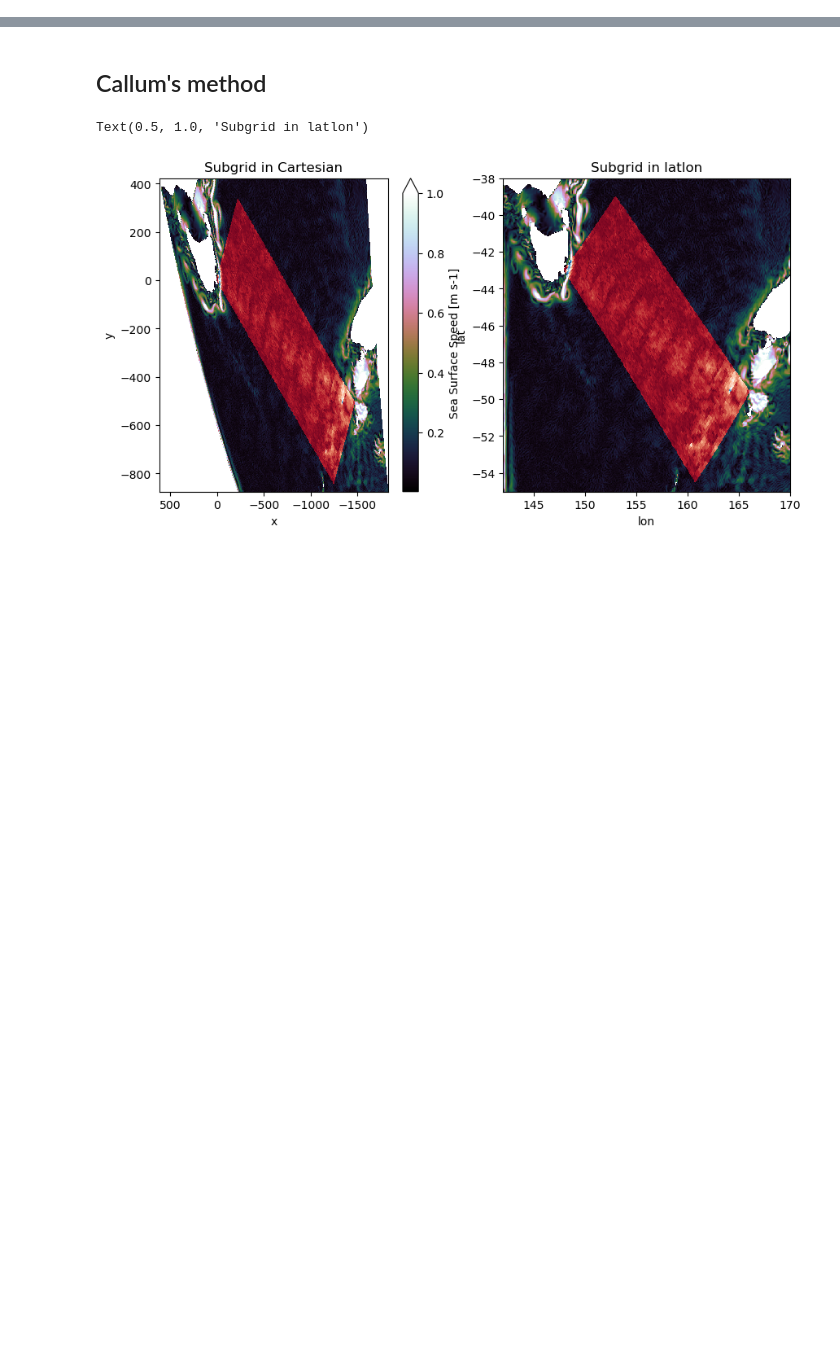
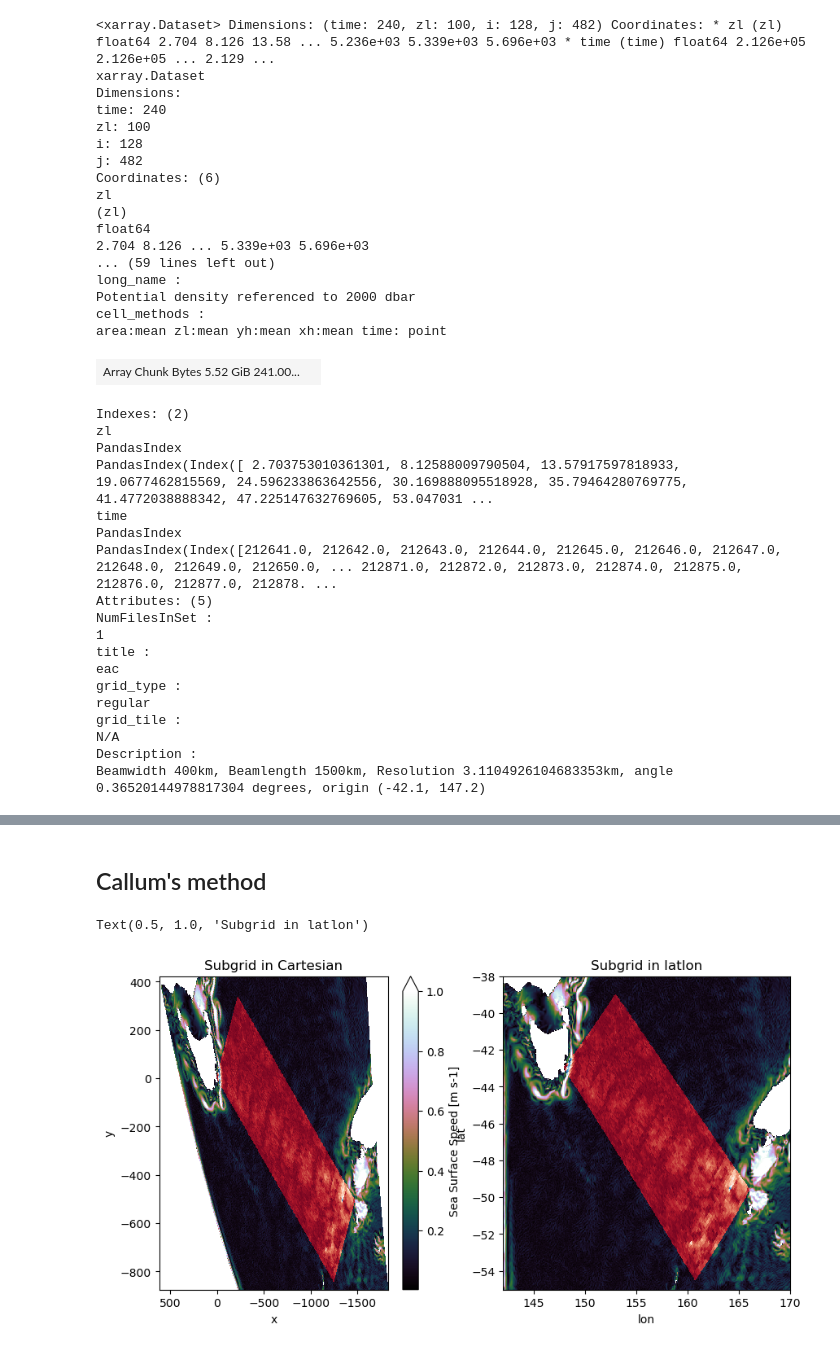
Before and after one commit to ashjbarnes/tasman-tides, a Jupyter notebook: notebooks/analysis/draft-functions.ipynb, the cells around one changed output, grey strips where cells are left out. Drawn from its saved outputs; the diff is of its cells as text; code cells hidden in the pictures; blank space fills up the shorter version.

```diff
--- a/notebooks/analysis/draft-functions.ipynb
+++ b/notebooks/analysis/draft-functions.ipynb
@@ -110,0 +28,67 @@ u = xr.open_dataset(path / "20150501.ocean_hourly.nc" ,chunks = "auto").zos.sel(
+# %%
+expt = "fullexpt-test"
+output = 0
+
+
+mom6out = Path.Path.cwd() / "rundirs" / expt / f"archive/output{output:03d}"
+gdataout = Path("/g/data/nm03/ab8992/") / expt / f"output{output:03d}"
+
+
+diags = {
+    "hourly_rho":{"x":"xh","y":"yh","z":"zl"},
+    "hourly_u":{"x":"xq","y":"yh","z":"zl"},
+    "hourly_v":{"x":"xh","y":"yq","z":"zl"},
+    "hourly_e":{"x":"xh","y":"yh","z":"zi"}
+}
+
+
+for diag in diags:
+    ds = xr.open_mfdataset(
+        str(mom6out / f"*{diag}.nc"),
+        chunks={"time": 1,diags[diag]["z"]:1},
+        decode_times=False,
+    )
+
+    out = tt.beamgrid(ds,xname = diags[diag]["x"],yname = diags[diag]["y"])
+
+    ## Now split the data up into different z and y levels
+
+
+    break
+# %% [output]
+<xarray.Dataset> Dimensions: (time: 240, zl: 100, i: 128, j: 482) Coordinates: * zl (zl) float64 2.704 8.126 13.58 ... 5.236e+03 5.339e+03 5.696e+03 * time (time) float64 2.126e+05 2.126e+05 ... 2.129 ...
+xarray.Dataset
+Dimensions:
+time: 240
+zl: 100
+i: 128
+j: 482
+Coordinates: (6)
+zl
+(zl)
+float64
+2.704 8.126 ... 5.339e+03 5.696e+03
+... (59 lines left out)
+long_name :
+Potential density referenced to 2000 dbar
+cell_methods :
+area:mean zl:mean yh:mean xh:mean time: point
+| Array Chunk Bytes 5.52 GiB 241.00... |  |
+Indexes: (2)
+zl
+PandasIndex
+PandasIndex(Index([ 2.703753010361301, 8.12588009790504, 13.57917597818933, 19.0677462815569, 24.596233863642556, 30.169888095518928, 35.79464280769775, 41.4772038888342, 47.225147632769605, 53.047031 ...
+time
+PandasIndex
+PandasIndex(Index([212641.0, 212642.0, 212643.0, 212644.0, 212645.0, 212646.0, 212647.0, 212648.0, 212649.0, 212650.0, ... 212871.0, 212872.0, 212873.0, 212874.0, 212875.0, 212876.0, 212877.0, 212878. ...
+Attributes: (5)
+NumFilesInSet :
+1
+title :
+eac
+grid_type :
+regular
+grid_tile :
+N/A
+Description :
+Beamwidth 400km, Beamlength 1500km, Resolution 3.1104926104683353km, angle 0.36520144978817304 degrees, origin (-42.1, 147.2)
```
Also changed, not shown: parts of 20 cells of this notebook, 1 other file.
